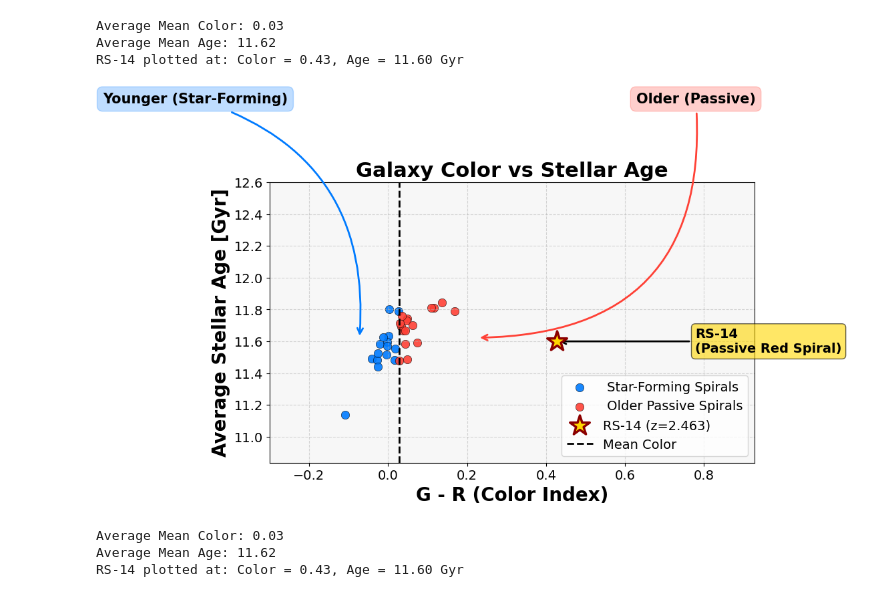
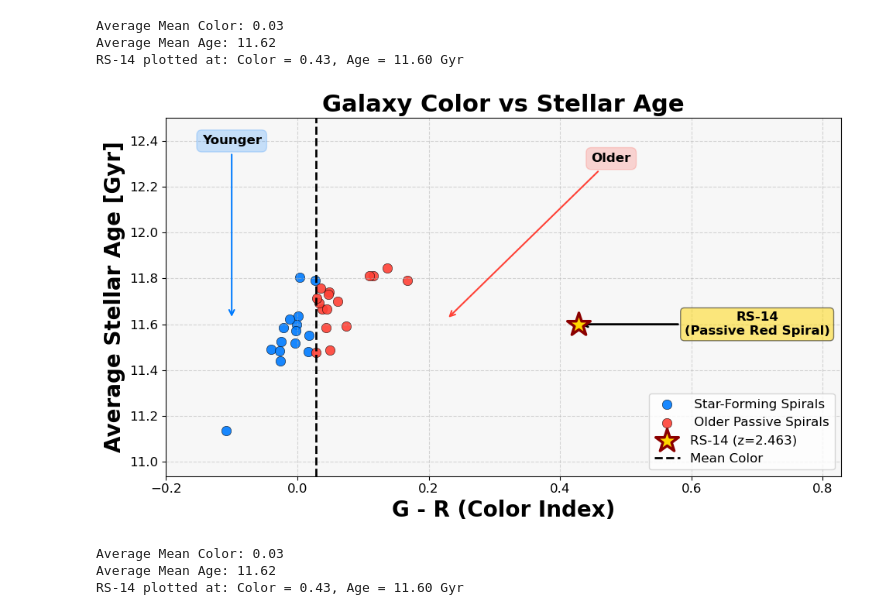
Before and after one commit to PrisonTeachingInitiative/CFR-2025, a Jupyter notebook: Astro/Blank/Project.ipynb, the cells around one changed output. Cells and saved outputs as stored; diff of their text form; code cells hidden in the pictures.

```diff
--- a/Astro/Blank/Project.ipynb
+++ b/Astro/Blank/Project.ipynb
@@ -843,11 +843,11 @@ plt.rcParams.update({
     'font.size': 16,
     'font.family': 'sans-serif',
     'axes.labelweight': 'bold',
-    'axes.titlesize': 22,
+    'axes.titlesize': 20,
     'axes.titleweight': 'bold',
-    'legend.fontsize': 14,
-    'xtick.labelsize': 14,
-    'ytick.labelsize': 14,
+    'legend.fontsize': 12,
+    'xtick.labelsize': 12,
+    'ytick.labelsize': 12,
 })
 
 # -------------------------------
@@ -883,7 +883,7 @@ redder_color = '#FF4136'  # Brilliant red
 # -------------------------------
 # Plotting
 # -------------------------------
-plt.figure(figsize=(12, 7))
+plt.figure(figsize=(10, 6))
 ax = plt.gca()
 ax.set_facecolor('#f7f7f7')  # Light background
 
@@ -903,66 +903,69 @@ plt.scatter(rs14_color, rs14_age, marker='*', s=500, color='gold',
 
 # Annotate RS-14
 plt.annotate('RS-14\n(Passive Red Spiral)',
-             xy=(rs14_color, rs14_age),
-             xytext=(rs14_color + 0.35, rs14_age),
-             fontsize=14, fontweight='bold',
+             xy=(rs14_color, rs14_age),         # Arrow tip: RS-14 marker
+             xytext=(0.7, 11.6),                # Label position: x between 0.6–0.8
+             fontsize=12, fontweight='bold',
              arrowprops=dict(arrowstyle='->', color='black', lw=2),
-             bbox=dict(boxstyle="round,pad=0.3", facecolor='gold', alpha=0.6),
-             ha='left', va='center')
+             bbox=dict(boxstyle="round,pad=0.3", facecolor='gold', alpha=0.5),
+             ha='center', va='center')          # Centered text box
 
-# ----------------------------------------
-# Icon-style labels with background boxes
-# ----------------------------------------
 
-# Bluer label
-plt.annotate('Younger (Star-Forming)',
-             xy=(mean_color - 0.1, mean_age),
-             xytext=(mean_color - 0.75, mean_age + 1.5),
-             fontsize=15, color='black', fontweight='bold',
-             ha='left', va='center',
-             bbox=dict(boxstyle="round,pad=0.4", facecolor=bluer_color, alpha=0.25, edgecolor=bluer_color),
-             arrowprops=dict(arrowstyle='->', lw=2, color=bluer_color, connectionstyle="arc3,rad=-0.4"))
+plt.annotate('Younger',
+             xy=(-0.1, mean_age),     # arrow tip — where the arrow ends
+             xytext=(-0.1, 12.4),     # label position — where the label goes (above)
+             fontsize=12,
+             color='black',
+             fontweight='bold',
+             ha='center', va='center',
+             bbox=dict(boxstyle="round,pad=0.4", facecolor=bluer_color, alpha=0.2, edgecolor=bluer_color),
+             arrowprops=dict(arrowstyle='->', lw=1.5, color=bluer_color))
 
-# Redder label
-plt.annotate('Older (Passive)',
+
+
+plt.annotate('Older',
              xy=(mean_color + 0.2, mean_age),
-             xytext=(mean_color + 0.6, mean_age + 1.5),
-             fontsize=15, color='black', fontweight='bold',
-             ha='left', va='center',
-             bbox=dict(boxstyle="round,pad=0.4", facecolor=redder_color, alpha=0.25, edgecolor=redder_color),
-             arrowprops=dict(arrowstyle='->', lw=2, color=redder_color, connectionstyle="arc3,rad=-0.53"))
+             xytext=(mean_color + 0.45, mean_age + 0.7),
+             fontsize=12, color='black', fontweight='bold',
+             ha='center', va='center',
+             bbox=dict(boxstyle="round,pad=0.4", facecolor=redder_color, alpha=0.2, edgecolor=redder_color),
+             arrowprops=dict(arrowstyle='->', lw=1.5, color=redder_color))
+
+
+
+
 
 # Mean color line
 plt.axvline(x=mean_color, color='black', linestyle='--', linewidth=2, label='Mean Color')
 
 # Axis labels and title
 plt.xlabel('G - R (Color Index)', fontsize=20, fontweight='bold')
 plt.ylabel('Average Stellar Age [Gyr]', fontsize=20, fontweight='bold')
 plt.title('Galaxy Color vs Stellar Age', fontsize=22, fontweight='bold')
 
 # Axis limits
-plt.xlim(left=-0.3, right=rs14_color + 0.5)
-plt.ylim(bottom=galaxy_average_stellar_age.min() - 0.3, top=rs14_age + 1.0)
+plt.xlim(left=-0.2, right=rs14_color + 0.4)
+plt.ylim(bottom=galaxy_average_stellar_age.min() - 0.2, top=rs14_age + 0.9)
 
 # Grid and legend
 plt.grid(True, linestyle='--', alpha=0.5)
 plt.legend(loc='lower right', frameon=True, fancybox=True)
 
 # Layout
 plt.tight_layout()
 
 # Save and show
 plt.savefig("stellar_age_vs_color_poster.png", dpi=300, bbox_inches='tight')
 plt.show()
 
 # -------------------------------
 # Print Summary Stats
 # -------------------------------
 print(f'Average Mean Color: {mean_color:.2f}')
 print(f'Average Mean Age: {mean_age:.2f}')
 print(f'RS-14 plotted at: Color = {rs14_color:.2f}, Age = {rs14_age:.2f} Gyr')
 # %% [output]
-[figure, old version]
+[figure, new version]
 Average Mean Color: 0.03
 Average Mean Age: 11.62
 RS-14 plotted at: Color = 0.43, Age = 11.60 Gyr
```
